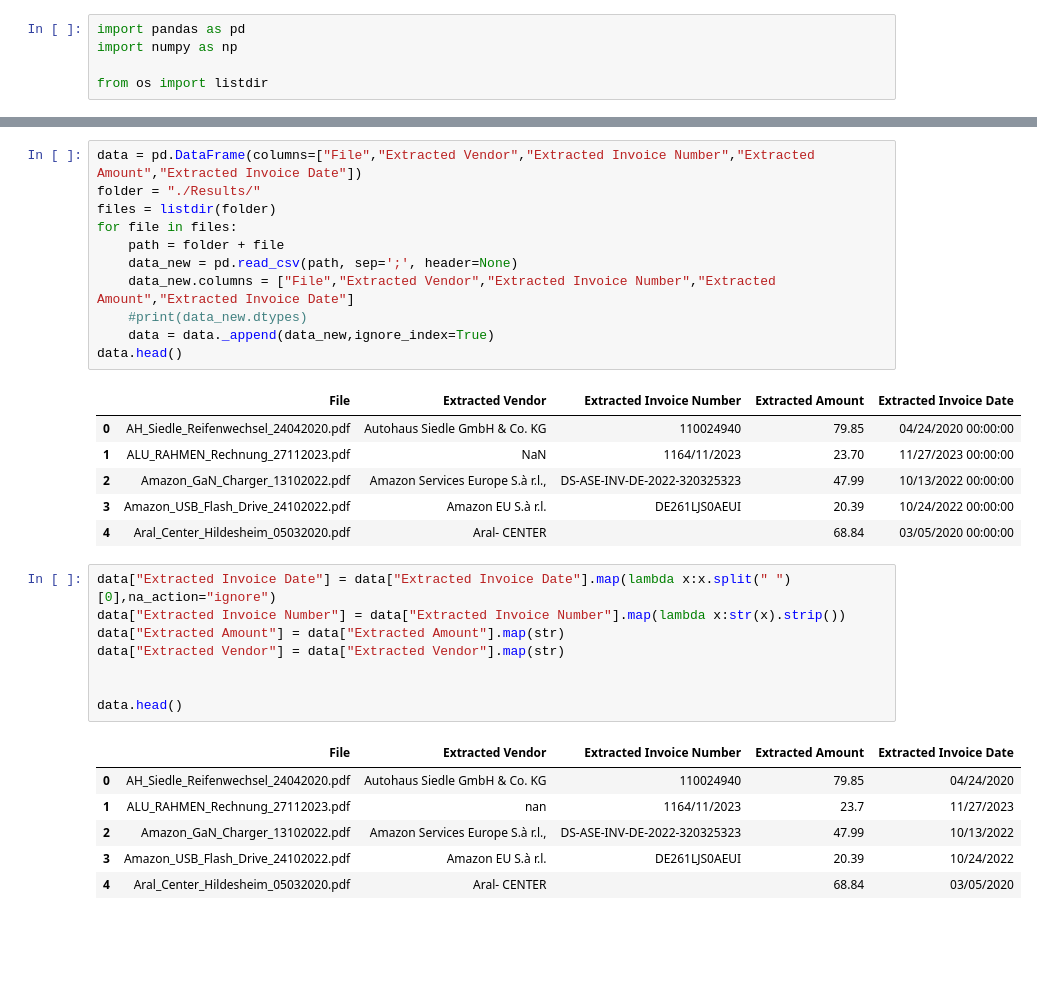
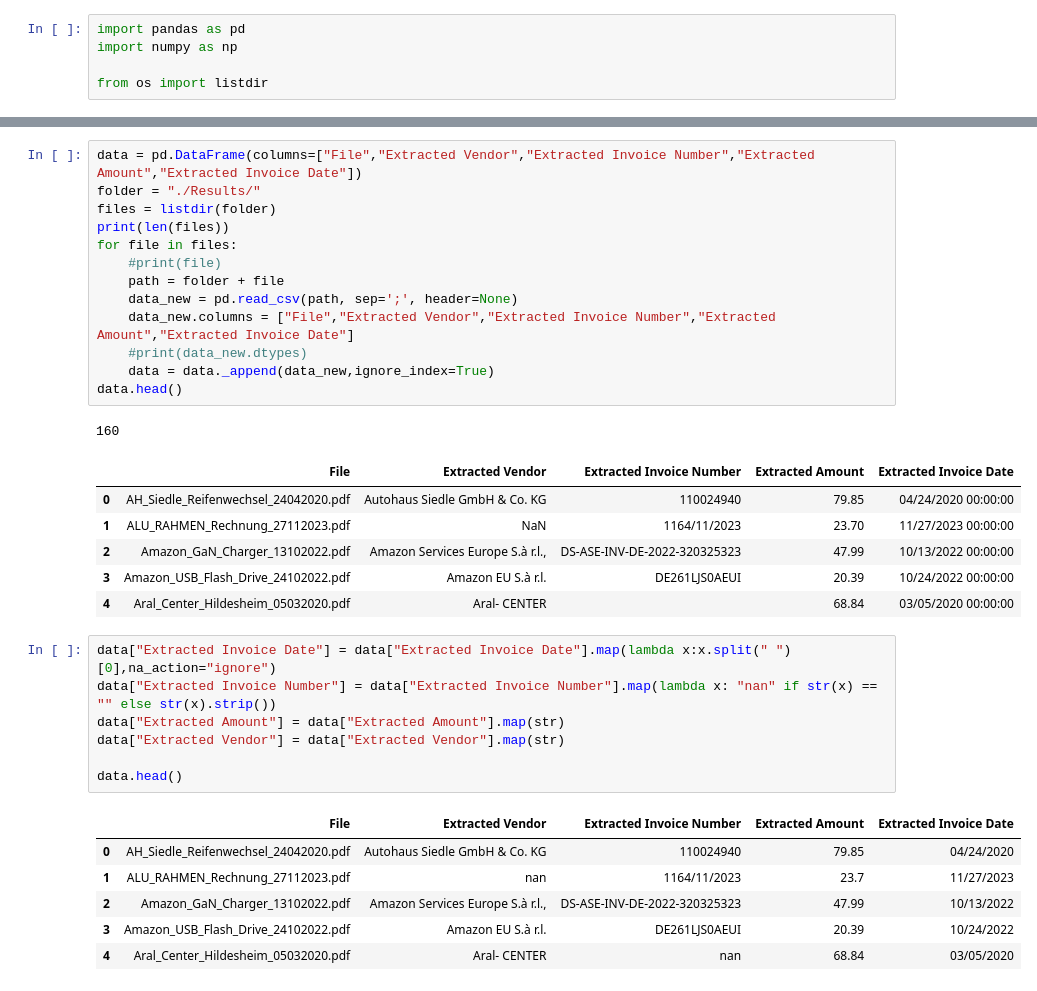
Before and after one commit to Paul01001000/HFU-Bachelor-Thesis, a Jupyter notebook: Data_Analysis.ipynb, the cells around one changed output, grey strips where cells are left out. Cells and saved outputs as stored; diff of their text form; blank space fills up the shorter version.

```diff
--- a/Data_Analysis.ipynb
+++ b/Data_Analysis.ipynb
@@ -28,7 +36,9 @@ True
 data = pd.DataFrame(columns=["File","Extracted Vendor","Extracted Invoice Number","Extracted Amount","Extracted Invoice Date"])
 folder = "./Results/"
 files = listdir(folder)
+print(len(files))
 for file in files:
+    #print(file)
     path = folder + file
     data_new = pd.read_csv(path, sep=';', header=None)
     data_new.columns = ["File","Extracted Vendor","Extracted Invoice Number","Extracted Amount","Extracted Invoice Date"]
@@ -36,6 +46,7 @@ for file in files:
     data = data._append(data_new,ignore_index=True)
 data.head()
 # %% [output]
+160
 |  | File | Extracted Vendor | Extracted Invoice Number | Extracted Amount | Extracted Invoice Date |
 | 0 | AH_Siedle_Reifenwechsel_24042020.pdf | Autohaus Siedle GmbH & Co. KG | 110024940 | 79.85 | 04/24/2020 00:00:00 |
 | 1 | ALU_RAHMEN_Rechnung_27112023.pdf | NaN | 1164/11/2023 | 23.70 | 11/27/2023 00:00:00 |
@@ -44,19 +55,18 @@ data.head()
 | 4 | Aral_Center_Hildesheim_05032020.pdf | Aral- CENTER |  | 68.84 | 03/05/2020 00:00:00 |
 # %%
 data["Extracted Invoice Date"] = data["Extracted Invoice Date"].map(lambda x:x.split(" ")[0],na_action="ignore")
-data["Extracted Invoice Number"] = data["Extracted Invoice Number"].map(lambda x:str(x).strip())
+data["Extracted Invoice Number"] = data["Extracted Invoice Number"].map(lambda x: "nan" if str(x) == "" else str(x).strip())
 data["Extracted Amount"] = data["Extracted Amount"].map(str)
 data["Extracted Vendor"] = data["Extracted Vendor"].map(str)
 
-
 data.head()
 # %% [output]
 |  | File | Extracted Vendor | Extracted Invoice Number | Extracted Amount | Extracted Invoice Date |
 | 0 | AH_Siedle_Reifenwechsel_24042020.pdf | Autohaus Siedle GmbH & Co. KG | 110024940 | 79.85 | 04/24/2020 |
 | 1 | ALU_RAHMEN_Rechnung_27112023.pdf | nan | 1164/11/2023 | 23.7 | 11/27/2023 |
 | 2 | Amazon_GaN_Charger_13102022.pdf | Amazon Services Europe S.à r.l., | DS-ASE-INV-DE-2022-320325323 | 47.99 | 10/13/2022 |
 | 3 | Amazon_USB_Flash_Drive_24102022.pdf | Amazon EU S.à r.l. | DE261LJS0AEUI | 20.39 | 10/24/2022 |
-| 4 | Aral_Center_Hildesheim_05032020.pdf | Aral- CENTER |  | 68.84 | 03/05/2020 |
+| 4 | Aral_Center_Hildesheim_05032020.pdf | Aral- CENTER | nan | 68.84 | 03/05/2020 |
 # %%
 results = data.set_index("File").join(db.set_index("File"),how="inner")
 results
```
Also changed, not shown: parts of 11 cells of this notebook.
